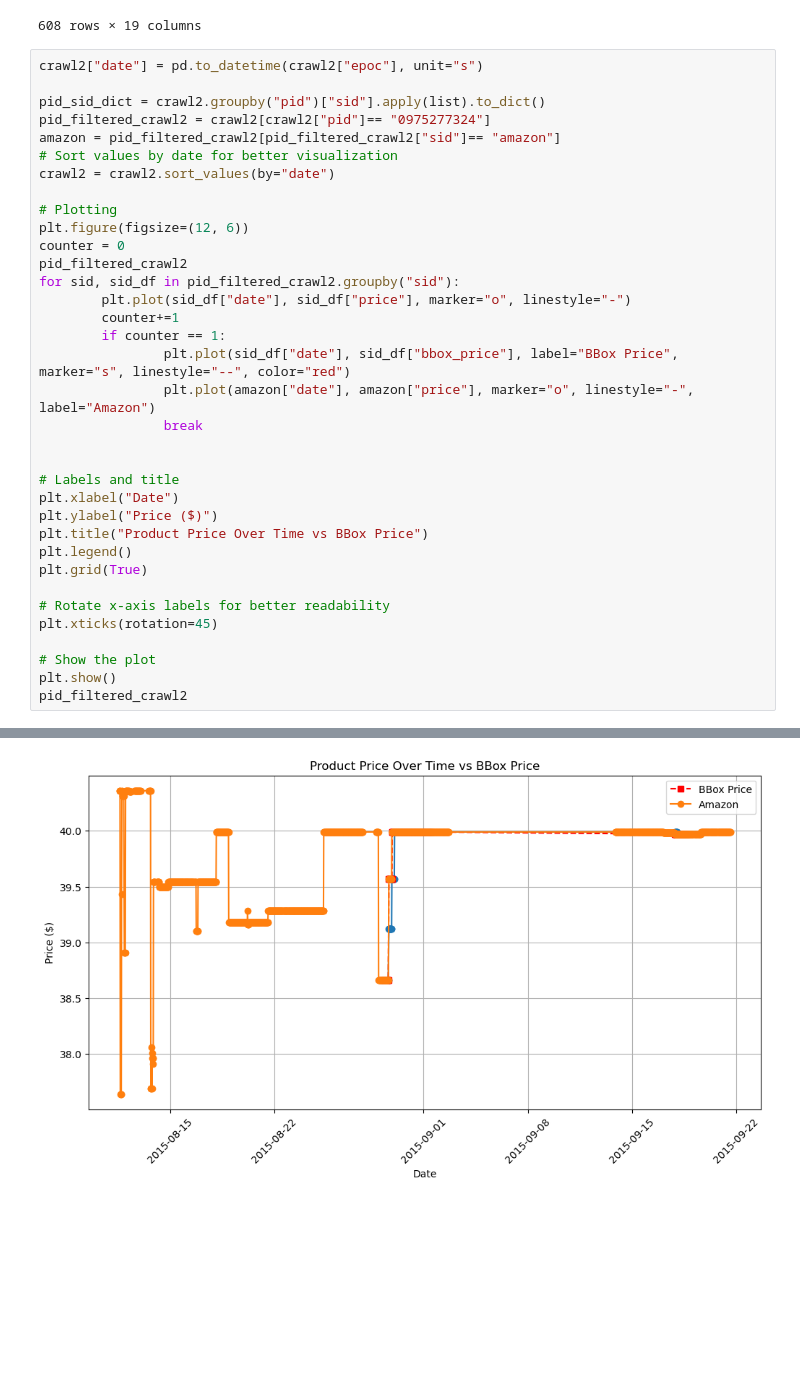
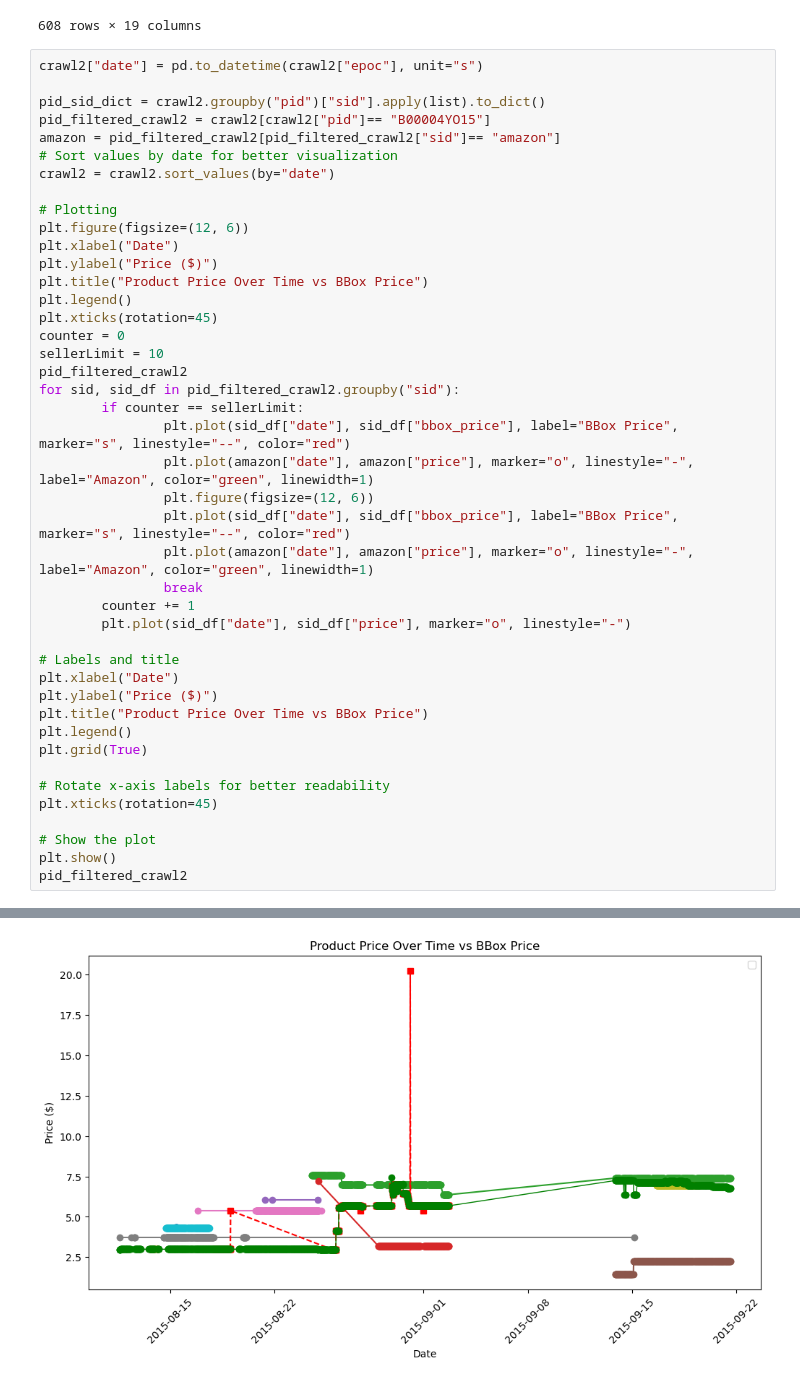
Before and after one commit to ABeltrann/algoPricingResearch, a Jupyter notebook: eda.ipynb, the cells around one changed output, grey strips where cells are left out. Saved outputs shown, nothing was run; the diff lists cells and outputs as text; blank space fills up the shorter version.

Commit message:
seperate out plots

```diff
--- a/eda.ipynb
+++ b/eda.ipynb
@@ -93,23 +93,31 @@ product
 crawl2["date"] = pd.to_datetime(crawl2["epoc"], unit="s")
 
 pid_sid_dict = crawl2.groupby("pid")["sid"].apply(list).to_dict()
-pid_filtered_crawl2 = crawl2[crawl2["pid"]== "0975277324"]
+pid_filtered_crawl2 = crawl2[crawl2["pid"]== "B00004YO15"]
 amazon = pid_filtered_crawl2[pid_filtered_crawl2["sid"]== "amazon"]
 # Sort values by date for better visualization
 crawl2 = crawl2.sort_values(by="date")
 
 # Plotting
 plt.figure(figsize=(12, 6))
+plt.xlabel("Date")
+plt.ylabel("Price ($)")
+plt.title("Product Price Over Time vs BBox Price")
+plt.legend()
+plt.xticks(rotation=45)
 counter = 0
+sellerLimit = 10
 pid_filtered_crawl2
 for sid, sid_df in pid_filtered_crawl2.groupby("sid"):
+        if counter == sellerLimit:
+                plt.plot(sid_df["date"], sid_df["bbox_price"], label="BBox Price", marker="s", linestyle="--", color="red")
+                plt.plot(amazon["date"], amazon["price"], marker="o", linestyle="-", label="Amazon", color="green", linewidth=1)
+                plt.figure(figsize=(12, 6))
+                plt.plot(sid_df["date"], sid_df["bbox_price"], label="BBox Price", marker="s", linestyle="--", color="red")
+                plt.plot(amazon["date"], amazon["price"], marker="o", linestyle="-", label="Amazon", color="green", linewidth=1)
+                break
+        counter += 1
         plt.plot(sid_df["date"], sid_df["price"], marker="o", linestyle="-")
-        counter+=1
-        if counter == 1:
-                plt.plot(sid_df["date"], sid_df["bbox_price"], label="BBox Price", marker="s", linestyle="--", color="red")
-                plt.plot(amazon["date"], amazon["price"], marker="o", linestyle="-", label="Amazon")
-                break
-
 
 # Labels and title
 plt.xlabel("Date")
@@ -128 +137 @@ pid_filtered_crawl2
-[figure, old version]
+[figure, new version]
```
Also changed, not shown: parts of 1 cell of this notebook.
